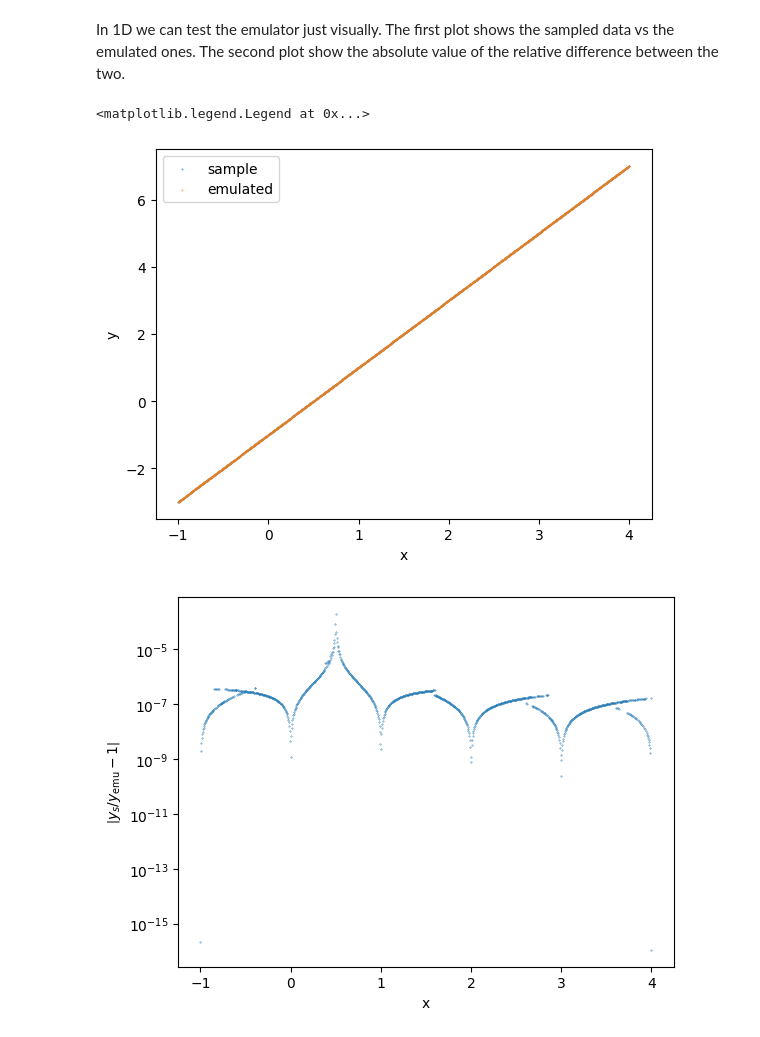
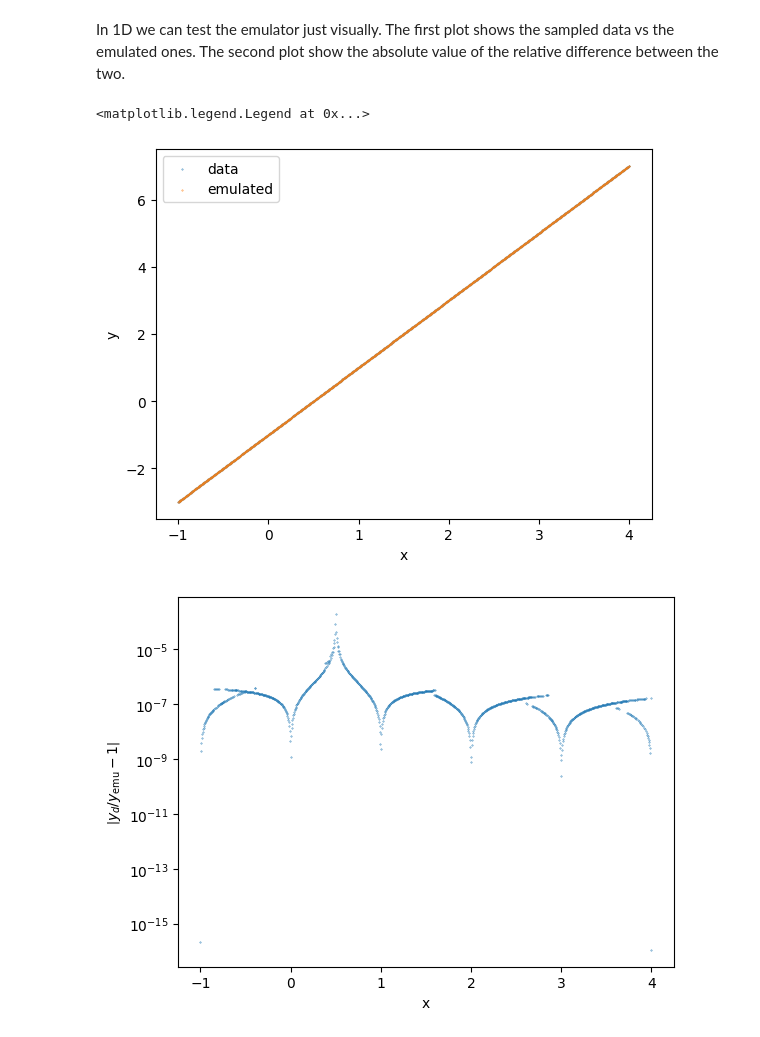
Before and after one commit to emiliobellini/emu_like, a Jupyter notebook: examples/linear_1D.ipynb, the cells around one changed output. Cells and saved outputs as stored; diff of their text form; code cells hidden in the pictures.

```diff
--- a/examples/linear_1D.ipynb
+++ b/examples/linear_1D.ipynb
@@ -35,4 +35,4 @@ To enable the following instructions: AVX2 AVX512F AVX512_VNNI FMA, in other ope
 # %%
-sample = Sample()
+data = DataCollection()
 emu = FFNNEmu()
 # %% [markdown]
@@ -82,5 +99,7 @@ Once the sample is generated, we are going to randomly split it into train and t
 # %%
-sample.train_test_split(
+data = data.one_y_dataset
+
+data.train_test_split(
     frac_train=0.9,
     seed=1543,
     verbose=True)
@@ -149,7 +169,7 @@ _________________________________________________________________
 It is now time to train the emulator. One has to pass a Sample object (already loaded, splitted into train and test samples and rescaled), the number of `epochs`, the `learning_rate` and the `batch_size`. It is possible also to save the emulator providing `path`
 # %%
 emu.train(
-    sample,
+    data,
     epochs=1000,
     learning_rate=1.e-3,
     path=None,
@@ -181,14 +201,14 @@ This plot shows the evolution of the loss function per epoch, evaluated for the
 # %% [markdown]
 In 1D we can test the emulator just visually. The first plot shows the sampled data vs the emulated ones. The second plot show the absolute value of the relative difference between the two.
 # %%
-y_emu = np.array([emu.eval(x) for x in sample.x])
+y_emu = np.array([emu.eval(x) for x in data.x])
 # %%
-plt.scatter(sample.x[:,0], sample.y[:,0], s=0.1, label='sample')
-plt.scatter(sample.x[:,0], y_emu[:,0], s=0.1, label='emulated')
+plt.scatter(data.x[:,0], data.y[:,0], s=0.1, label='data')
+plt.scatter(data.x[:,0], y_emu[:,0], s=0.1, label='emulated')
 plt.xlabel('x')
 plt.ylabel('y')
 plt.legend()
 # %% [output]
 <matplotlib.legend.Legend at 0x...>
-[figure, old version]
+[figure, new version]
 # %%
```
Also changed, not shown: parts of 20 cells of this notebook, 6 other files.
